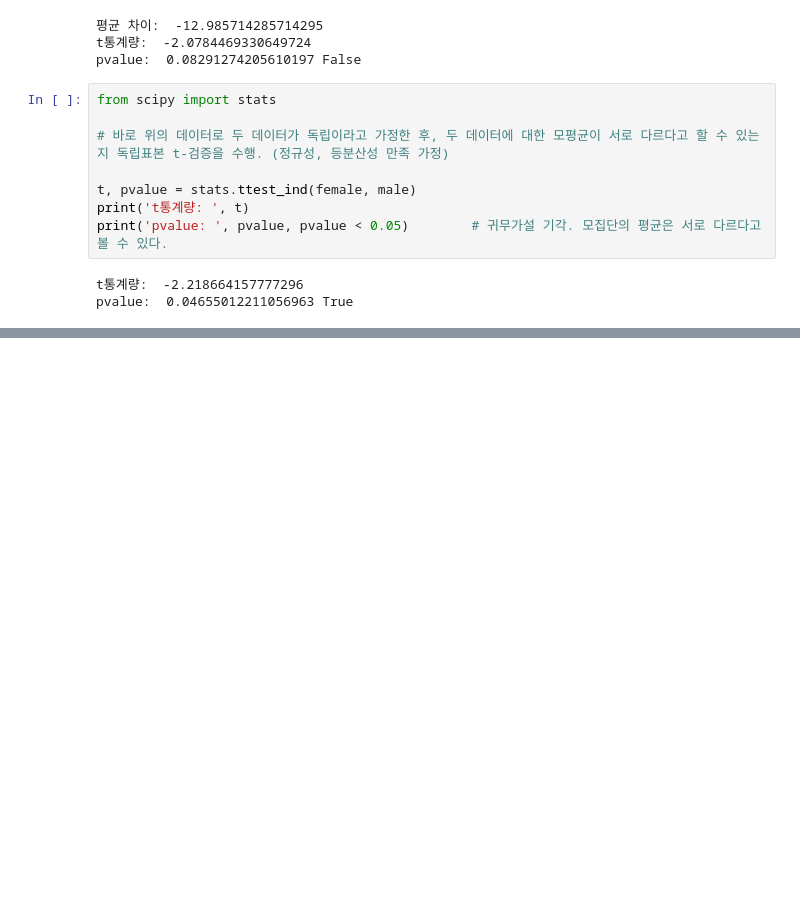
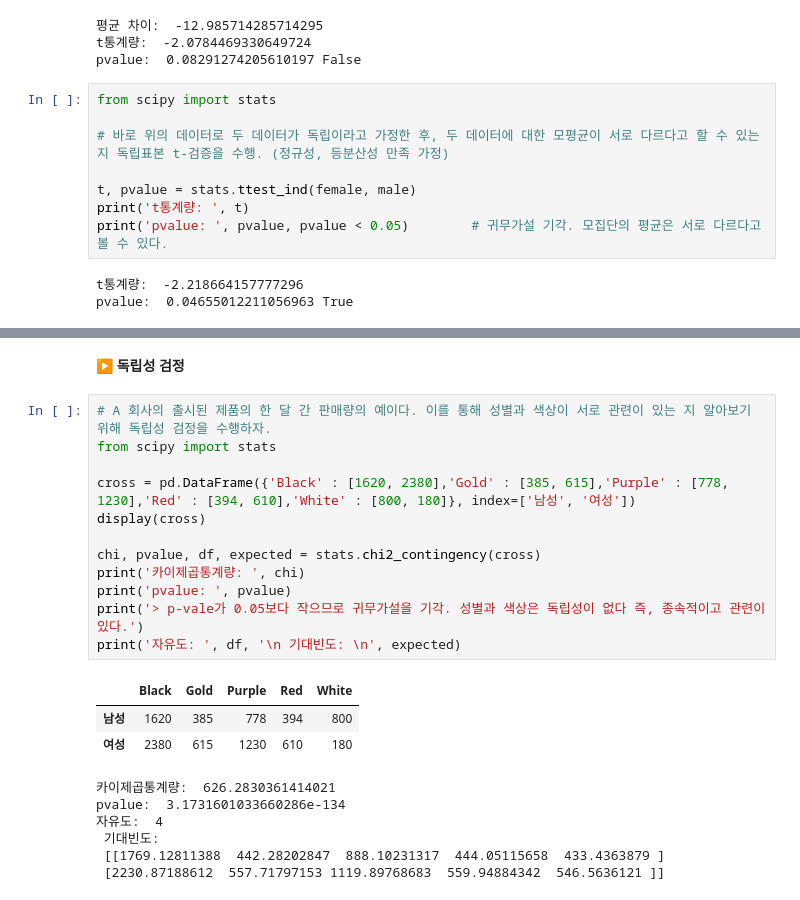
Before and after one commit to chickengak/TIL, a Jupyter notebook: dev-journey/big-data/빅분기-실기-wrap_up.ipynb, the cells around one changed output, grey strips where cells are left out. Cells and saved outputs as stored; diff of their text form; blank space fills up the shorter version.

```diff
--- a/dev-journey/big-data/빅분기-실기-wrap_up.ipynb
+++ b/dev-journey/big-data/빅분기-실기-wrap_up.ipynb
@@ -416,0 +588,24 @@ print(sample_var)
+# %% [markdown]
+**▶ 독립성 검정**
+# %%
+# A 회사의 출시된 제품의 한 달 간 판매량의 예이다. 이를 통해 성별과 색상이 서로 관련이 있는 지 알아보기 위해 독립성 검정을 수행하자.
+from scipy import stats
+
+cross = pd.DataFrame({'Black' : [1620, 2380],'Gold' : [385, 615],'Purple' : [778, 1230],'Red' : [394, 610],'White' : [800, 180]}, index=['남성', '여성'])
+display(cross)
+
+chi, pvalue, df, expected = stats.chi2_contingency(cross)
+print('카이제곱통계량: ', chi)
+print('pvalue: ', pvalue)
+print('> p-vale가 0.05보다 작으므로 귀무가설을 기각. 성별과 색상은 독립성이 없다 즉, 종속적이고 관련이 있다.')
+print('자유도: ', df, '\n 기대빈도: \n', expected)
+# %% [output]
+|  | Black | Gold | Purple | Red | White |
+| 남성 | 1620 | 385 | 778 | 394 | 800 |
+| 여성 | 2380 | 615 | 1230 | 610 | 180 |
+카이제곱통계량:  626.2830361414021
+pvalue:  3.1731601033660286e-134
+자유도:  4
+ 기대빈도:
+ [[1769.12811388  442.28202847  888.10231317  444.05115658  433.4363879 ]
+ [2230.87188612  557.71797153 1119.89768683  559.94884342  546.5636121 ]]
```
Also changed, not shown: parts of 41 cells of this notebook.
